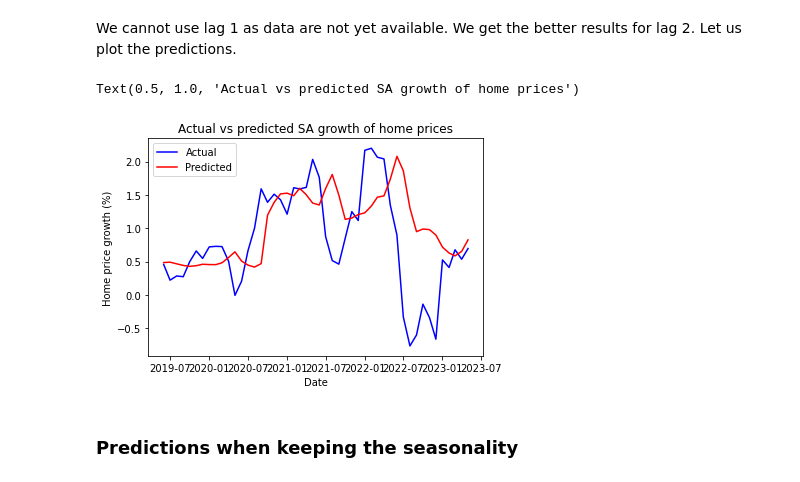
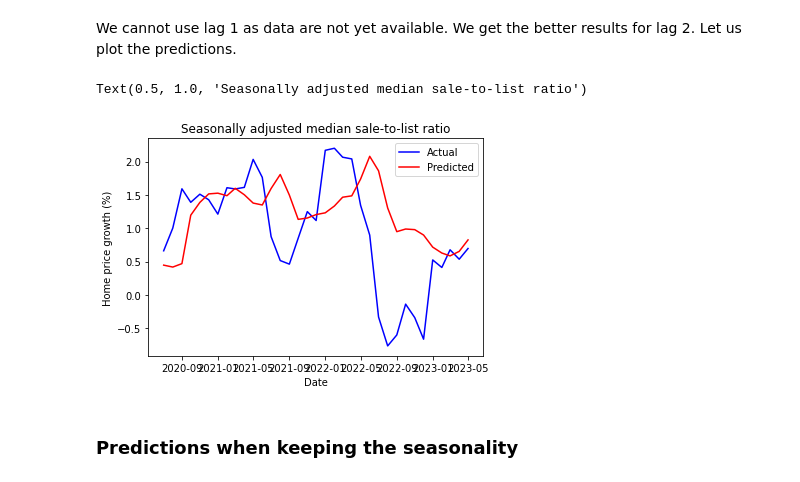
Before and after one commit to ArianeDucellier/forecasting, a Jupyter notebook: linear_regression.ipynb, the cells around one changed output. Cells and saved outputs as stored; diff of their text form; code cells hidden in the pictures.

```diff
--- a/linear_regression.ipynb
+++ b/linear_regression.ipynb
@@ -160,10 +189,5 @@ print(error)
 # %% [markdown]
 We get the better results for lag 1. Let us plot the predictions.
 # %%
-data = get_feature('new_listings_raw', datetime(2023, 6, 1))
-ds_begin = data['date'].min() + \
-    relativedelta(days=1) + \
-    relativedelta(months=16)
-ds_end = datetime(2023, 6, 1)
 (y, y_hat) = backtest('new_listings_raw', 1, ds_begin, ds_end, True)
 # %%
@@ -223,10 +263,5 @@ print(error)
 # %% [markdown]
 We get the better results for lag 1. Let us plot the predictions.
 # %%
-data = get_feature('mean_days_to_pending_raw', datetime(2023, 6, 1))
-ds_begin = data['date'].min() + \
-    relativedelta(days=1) + \
-    relativedelta(months=16)
-ds_end = datetime(2023, 6, 1)
 (y, y_hat) = backtest('mean_days_to_pending_raw', 1, ds_begin, ds_end, True)
 # %%
@@ -286,10 +337,5 @@ print(error)
 # %% [markdown]
 We cannot use lag 1 as data are not yet available. We get the better results for lag 2. Let us plot the predictions.
 # %%
-data = get_feature('mean_sale_to_list_ratio_raw', datetime(2023, 6, 1))
-ds_begin = data['date'].min() + \
-    relativedelta(days=1) + \
-    relativedelta(months=16)
-ds_end = datetime(2023, 5, 1)
 (y, y_hat) = backtest('mean_sale_to_list_ratio_raw', 2, ds_begin, ds_end, True)
 # %%
@@ -349,10 +411,5 @@ print(error)
 # %% [markdown]
 We get the better results for lag 1. Let us plot the predictions.
 # %%
-data = get_feature('median_days_to_pending_raw', datetime(2023, 6, 1))
-ds_begin = data['date'].min() + \
-    relativedelta(days=1) + \
-    relativedelta(months=16)
-ds_end = datetime(2023, 6, 1)
 (y, y_hat) = backtest('median_days_to_pending_raw', 1, ds_begin, ds_end, True)
 # %%
@@ -420,13 +488,11 @@ ds_end = datetime(2023, 5, 1)
 (y, y_hat) = backtest('median_sale_to_list_ratio_raw', 2, ds_begin, ds_end, True)
 # %%
-dates = pd.date_range(ds_begin, ds_end + relativedelta(months=1), freq='1M') - \
-                pd.offsets.MonthBegin(1)
 plt.plot(dates, 100 * y, 'b-', label='Actual')
 plt.plot(dates, 100 * y_hat, 'r-', label='Predicted')
 plt.xlabel('Date')
 plt.ylabel('Home price growth (%)')
 plt.legend()
-plt.title('Actual vs predicted SA growth of home prices')
+plt.title('Seasonally adjusted median sale-to-list ratio')
 # %% [output]
-Text(0.5, 1.0, 'Actual vs predicted SA growth of home prices')
+Text(0.5, 1.0, 'Seasonally adjusted median sale-to-list ratio')
-[figure, old version]
+[figure, new version]
```
Also changed, not shown: parts of 77 cells of this notebook, 3 other files.
